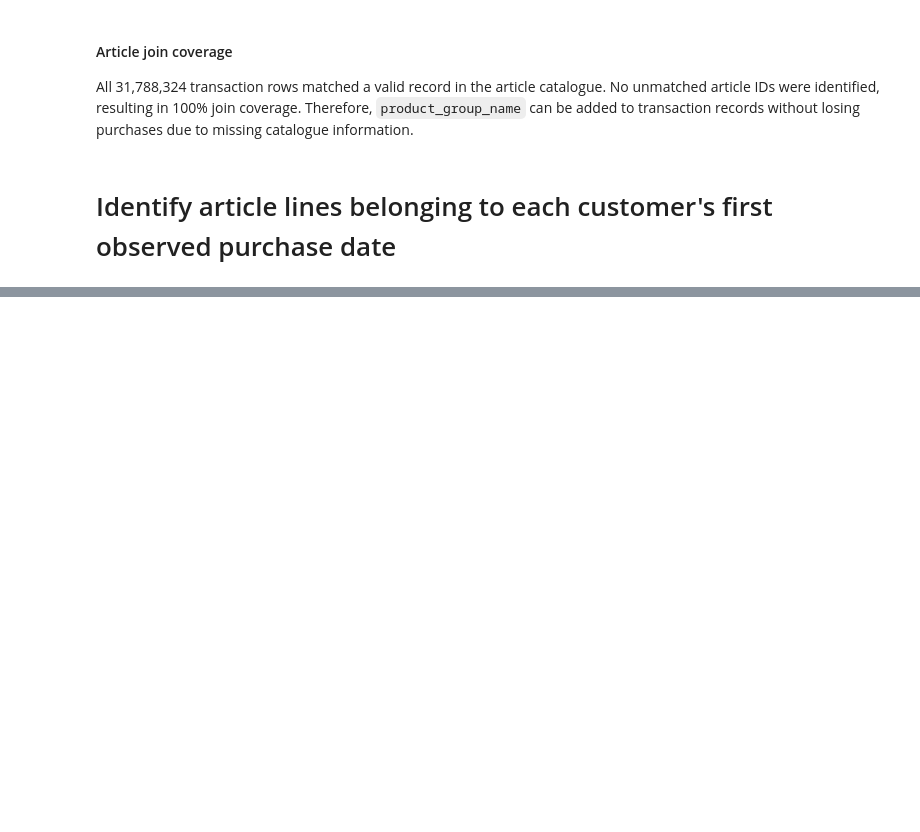
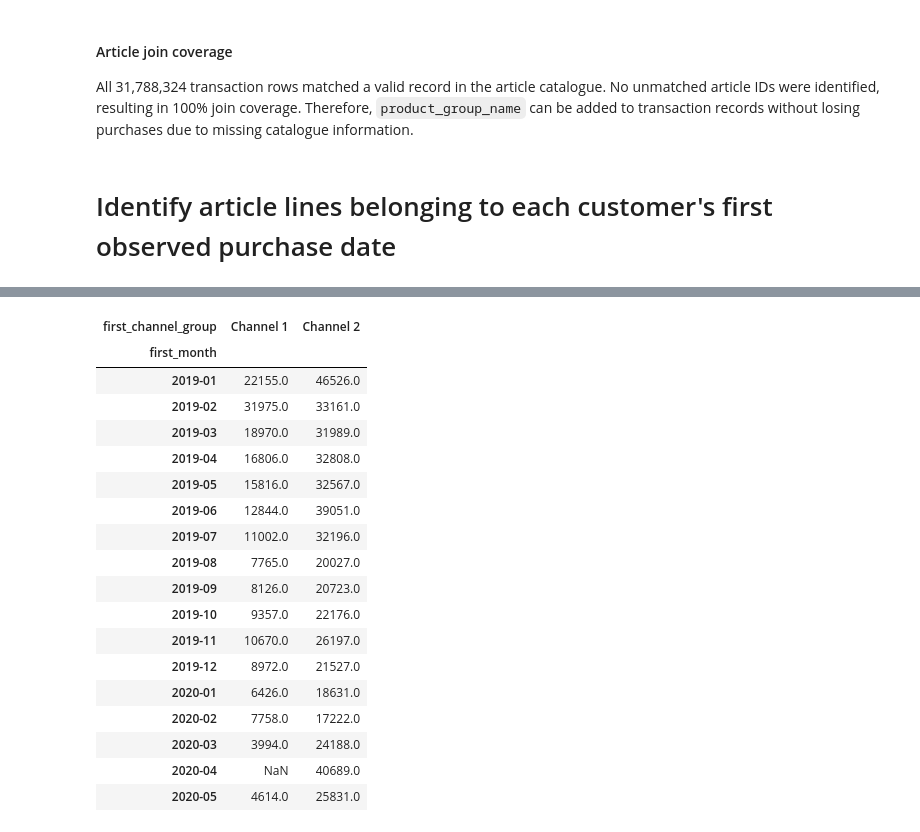
Before and after one commit to nastyaluziw-ux/hm-customer-retention-analysis, a Jupyter notebook: notebooks/01_retention_data_preparation.ipynb, the cells around one changed output, grey strips where cells are left out. Cells and saved outputs as stored; diff of their text form; code cells hidden in the pictures; blank space fills up the shorter version.

```diff
--- a/notebooks/01_retention_data_preparation.ipynb
+++ b/notebooks/01_retention_data_preparation.ipynb
@@ -1391,0 +1992,28 @@ LIMIT 20
+# %%
+channel_counts = channel_month.pivot(
+    index="first_month",
+    columns="first_channel_group",
+    values="customers"
+)
+
+channel_counts
+# %% [output]
+| first_channel_group | Channel 1 | Channel 2 |
+| first_month |  |  |
+| 2019-01 | 22155.0 | 46526.0 |
+| 2019-02 | 31975.0 | 33161.0 |
+| 2019-03 | 18970.0 | 31989.0 |
+| 2019-04 | 16806.0 | 32808.0 |
+| 2019-05 | 15816.0 | 32567.0 |
+| 2019-06 | 12844.0 | 39051.0 |
+| 2019-07 | 11002.0 | 32196.0 |
+| 2019-08 | 7765.0 | 20027.0 |
+| 2019-09 | 8126.0 | 20723.0 |
+| 2019-10 | 9357.0 | 22176.0 |
+| 2019-11 | 10670.0 | 26197.0 |
+| 2019-12 | 8972.0 | 21527.0 |
+| 2020-01 | 6426.0 | 18631.0 |
+| 2020-02 | 7758.0 | 17222.0 |
+| 2020-03 | 3994.0 | 24188.0 |
+| 2020-04 | NaN | 40689.0 |
+| 2020-05 | 4614.0 | 25831.0 |
```
Also changed, not shown: parts of 54 cells of this notebook.
